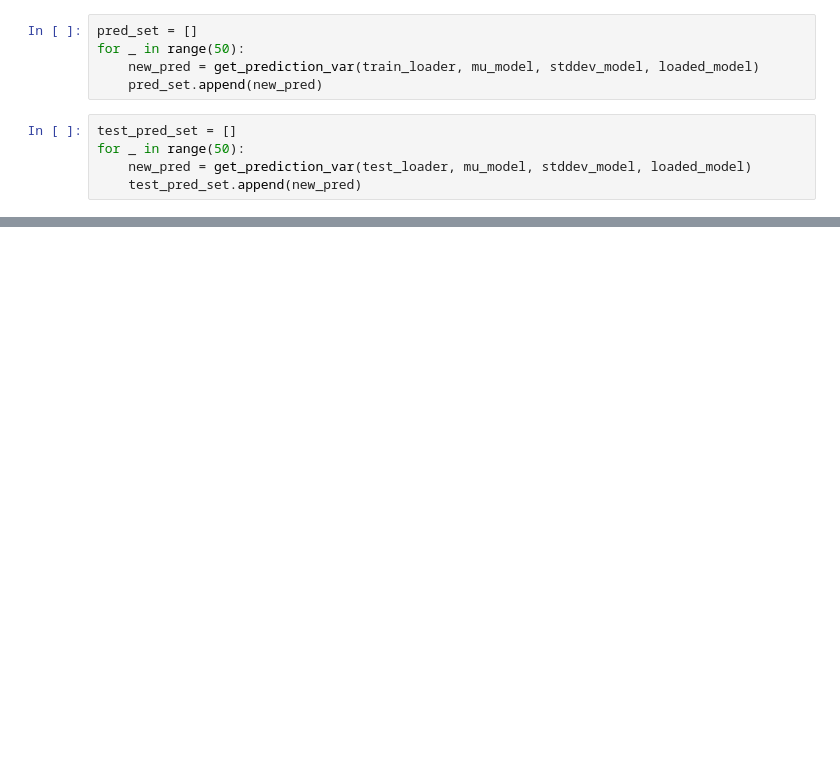
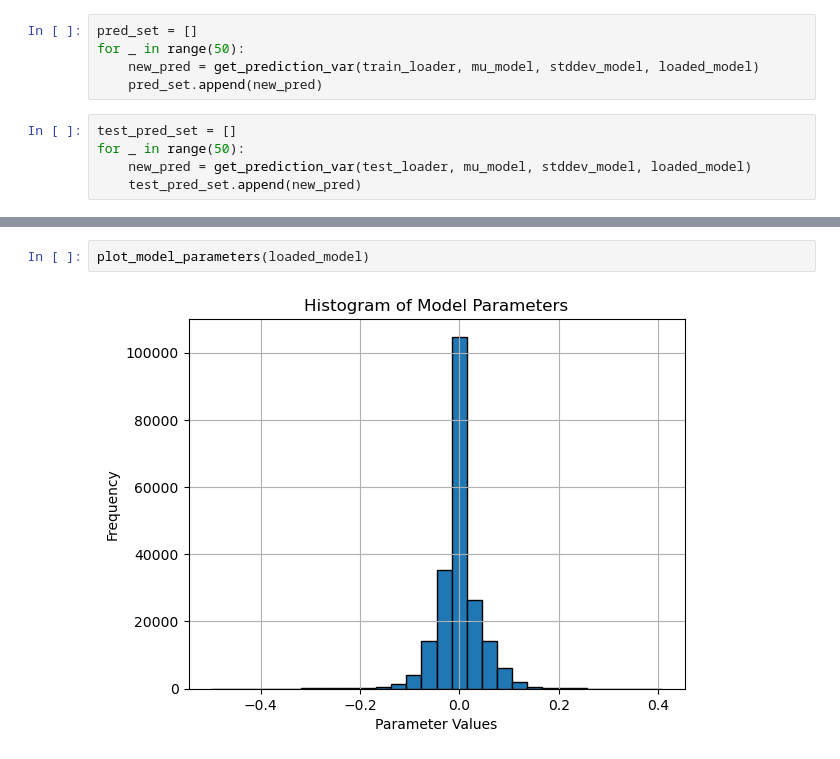
Before and after one commit to daleas0120/loss_landscapes_demo, a Jupyter notebook: demo_hessian_wag_esol.ipynb, the cells around one changed output, grey strips where cells are left out. Drawn from its saved outputs; the diff is of its cells as text; blank space fills up the shorter version.

```diff
--- a/demo_hessian_wag_esol.ipynb
+++ b/demo_hessian_wag_esol.ipynb
@@ -397,0 +435,4 @@ plt.show()
+# %%
+plot_model_parameters(loaded_model)
+# %% [output]
+[figure, added]
```
Also changed, not shown: parts of 11 cells of this notebook, 1 other file.
